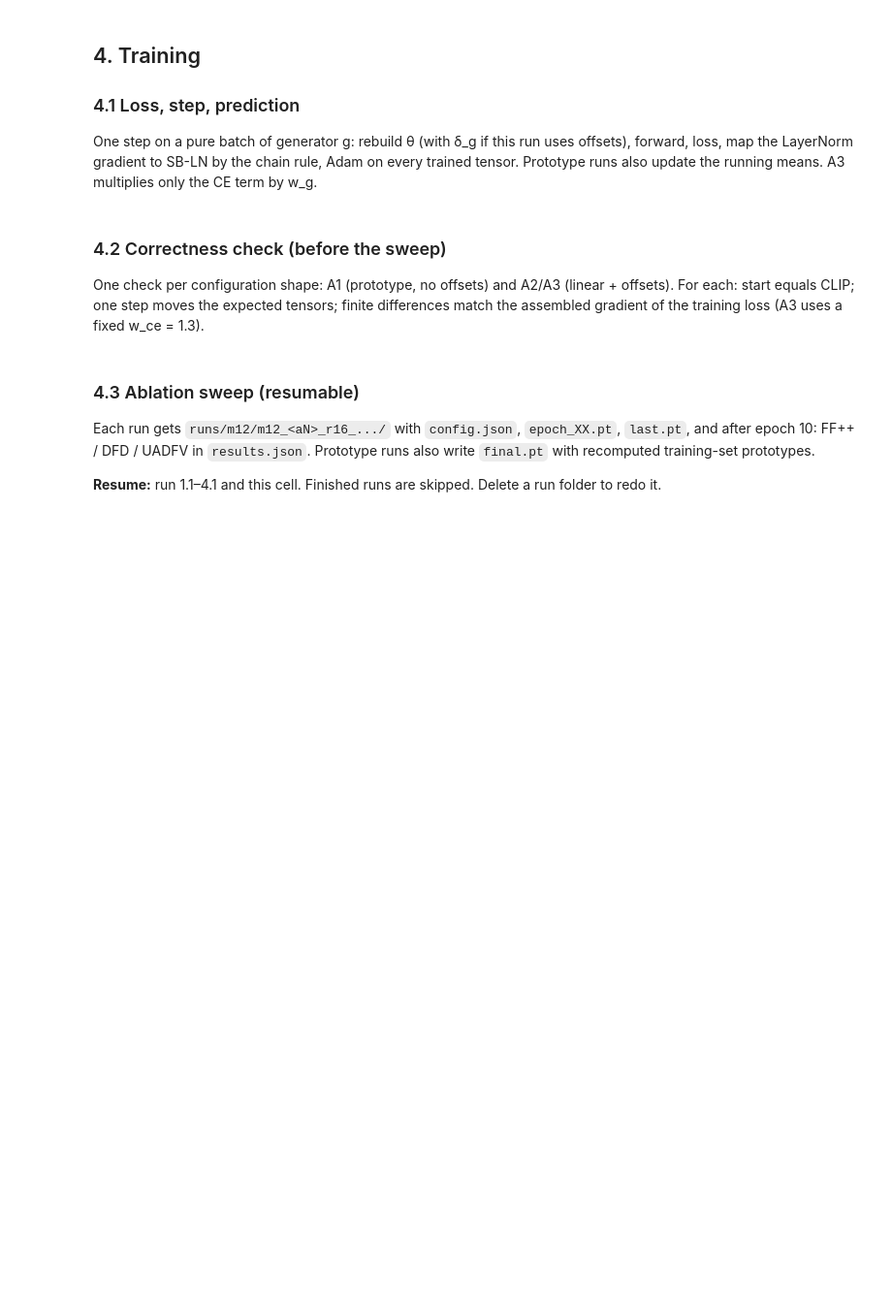
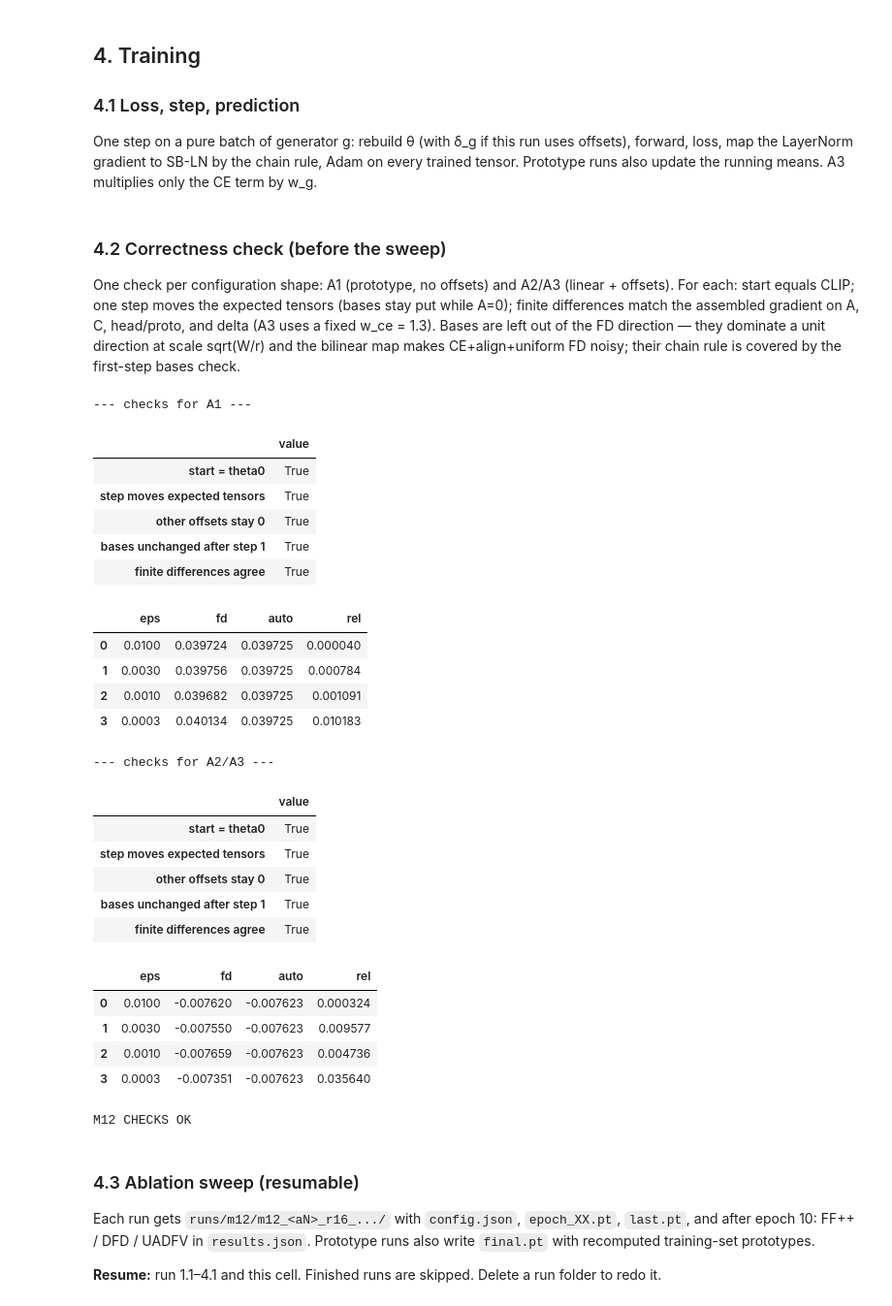
Before and after one commit to satyabrata-mishra/GBLA-Deepfake-Detection, a Jupyter notebook: M12.ipynb, the cells around one changed output. Shown at 97% size. Saved outputs shown, nothing was run; the diff lists cells and outputs as text; code cells hidden in the pictures; blank space fills up the shorter version.

```diff
--- a/M12.ipynb
+++ b/M12.ipynb
@@ -808,7 +854,7 @@ def check_config(run_dir, config):
 # %% [markdown]
 ### 4.2 Correctness check (before the sweep)
 
-One check per configuration shape: A1 (prototype, no offsets) and A2/A3 (linear + offsets). For each: start equals CLIP; one step moves the expected tensors; finite differences match the assembled gradient of the training loss (A3 uses a fixed w_ce = 1.3).
+One check per configuration shape: A1 (prototype, no offsets) and A2/A3 (linear + offsets). For each: start equals CLIP; one step moves the expected tensors (bases stay put while A=0); finite differences match the assembled gradient on A, C, head/proto, and delta (A3 uses a fixed w_ce = 1.3). Bases are left out of the FD direction — they dominate a unit direction at scale sqrt(W/r) and the bilinear map makes CE+align+uniform FD noisy; their chain rule is covered by the first-step bases check.
 # %%
 # 4.2 Correctness check
 check_rows = pd.concat([train_df[train_df.generator == "original"].iloc[:4],
@@ -820,6 +866,10 @@ g0 = TRAIN_GENERATORS[0]
 
 
 def run_checks(head, use_offsets, weight_ce):
+    # TF32 off for the whole check (start_ok equality + FD); restored by caller
+    torch.backends.cuda.matmul.allow_tf32 = False
+    torch.backends.cudnn.allow_tf32 = False
+
     state = AblationState(head, use_offsets)
     start_ok = torch.equal(state.theta(g0 if use_offsets else None), THETA0)
     if head == "prototype":
@@ -830,14 +880,16 @@ def run_checks(head, use_offsets, weight_ce):
     before = {k: v.clone() for k, v in AdamSlots.tensors(state).items()}
     train_step(state, opt, check_x, check_y, g0, LR_MAX, weight_ce)
     after = AdamSlots.tensors(state)
-    moved = {k: not torch.equal(before[k], after[k]) for k in before}
+    moved = {k: float((before[k] - after[k]).abs().max()) > 0 for k in before}
     expect = ["A", "C"] + (["head"] if head == "linear" else ["b", "rho"]) + ([f"delta:{g0}"] if use_offsets else [])
     step_ok = all(moved[k] for k in expect)
     others_ok = (not use_offsets) or all(not moved[f"delta:{g}"] for g in TRAIN_GENERATORS if g != g0)
     bases_still = not (moved["Bg"] or moved["Bb"])
 
-    torch.backends.cuda.matmul.allow_tf32 = False
-    torch.backends.cudnn.allow_tf32 = False
+    # Finite differences on A, C, head/proto, delta — not Bg/Bb.
+    # Bases are scale-√(W/r); a unit direction over all φ is dominated by them and
+    # the bilinear A·Bgᵀ map makes central-FD relative error exceed 2% on the CE+align+uniform loss.
+    # Chain rule for bases is already checked by "bases unchanged after step 1" (∂L/∂Bg = GᵀA = 0 at A=0).
     model.eval()
     state = AblationState(head, use_offsets)
     if head == "prototype":
@@ -849,12 +901,17 @@ def run_checks(head, use_offsets, weight_ce):
         state.p["A"].normal_(0, 1e-3); state.p["C"].normal_(0, 1e-3)
         if use_offsets:
             state.delta[g0].normal_(0, 1e-3)
-    keys = list(state.p)
-    base_p = {k: state.p[k].clone() for k in keys}
+    fd_keys = ["A", "C"] + (["head"] if head == "linear" else ["b", "rho"])
+    base_p = {k: state.p[k].clone() for k in state.p}
     base_d = state.delta[g0].clone() if use_offsets else None
-    direction = {k: torch.randn_like(v) for k, v in base_p.items()}
+    torch.manual_seed(0)
+    direction = {}
+    for k in fd_keys:
+        r = torch.randn_like(base_p[k])
+        direction[k] = r / (r.norm() + 1e-12)
     if use_offsets:
-        direction["delta"] = torch.randn_like(base_d)
+        r = torch.randn_like(base_d)
+        direction["delta"] = r / (r.norm() + 1e-12)
     norm = math.sqrt(sum(float(d.pow(2).sum()) for d in direction.values()))
     direction = {k: d / norm for k, d in direction.items()}
     w_fd = 1.3 if weight_ce else 1.0
@@ -888,43 +945,73 @@ def run_checks(head, use_offsets, weight_ce):
     auto = sum(float((grads[k] * direction[k]).sum()) for k in direction)
 
     def loss_at(shift):
-        p = {k: base_p[k] + shift * direction[k] for k in keys}
+        p = {k: base_p[k] + (shift * direction[k] if k in direction else 0) for k in base_p}
         d = None if not use_offsets else base_d + shift * direction["delta"]
         with torch.no_grad():
             value, _ = full_loss(p, d, False)
         return value.item()
 
     fd_rows = []
     for eps in (1e-2, 3e-3, 1e-3, 3e-4):
         fd = (loss_at(eps) - loss_at(-eps)) / (2 * eps)
         fd_rows.append({"eps": eps, "fd": fd, "auto": auto, "rel": abs(fd - auto) / max(abs(fd), abs(auto), 1e-12)})
     best_rel = float(pd.DataFrame(fd_rows)["rel"].min())
-    torch.backends.cuda.matmul.allow_tf32 = True
-    torch.backends.cudnn.allow_tf32 = True
     model.train()
     checks = {
         "start = theta0": bool(start_ok),
         "step moves expected tensors": bool(step_ok),
         "other offsets stay 0": bool(others_ok),
         "bases unchanged after step 1": bool(bases_still),
         "finite differences agree": best_rel < 0.02,
     }
-    return checks, pd.DataFrame(fd_rows)
+    meta = {"moved": moved, "expect": expect, "best_rel": best_rel}
+    return checks, pd.DataFrame(fd_rows), meta
 
 
 all_ok = True
 for label, head, off, wce in [("A1", "prototype", False, False), ("A2/A3", "linear", True, True)]:
     print(f"\n--- checks for {label} ---")
-    checks, fd = run_checks(head, off, wce)
+    checks, fd, meta = run_checks(head, off, wce)
     display(pd.Series(checks, name="value").to_frame())
     display(fd.round(6))
     failed = [k for k, v in checks.items() if not v]
     if failed:
         all_ok = False
         print("FAILED:", ", ".join(failed))
+        print("best_rel:", meta["best_rel"])
+        print("moved (expect):", {k: meta["moved"][k] for k in meta["expect"]})
+        print("moved bases:", {k: meta["moved"][k] for k in ("Bg", "Bb")})
+torch.backends.cuda.matmul.allow_tf32 = True
+torch.backends.cudnn.allow_tf32 = True
 assert all_ok, "correctness checks failed"
 print("M12 CHECKS OK")
 torch.cuda.empty_cache()
+# %% [output]
+--- checks for A1 ---
+|  | value |
+| start = theta0 | True |
+| step moves expected tensors | True |
+| other offsets stay 0 | True |
+| bases unchanged after step 1 | True |
+| finite differences agree | True |
+|  | eps | fd | auto | rel |
+| 0 | 0.0100 | 0.039724 | 0.039725 | 0.000040 |
+| 1 | 0.0030 | 0.039756 | 0.039725 | 0.000784 |
+| 2 | 0.0010 | 0.039682 | 0.039725 | 0.001091 |
+| 3 | 0.0003 | 0.040134 | 0.039725 | 0.010183 |
+--- checks for A2/A3 ---
+|  | value |
+| start = theta0 | True |
+| step moves expected tensors | True |
+| other offsets stay 0 | True |
+| bases unchanged after step 1 | True |
+| finite differences agree | True |
+|  | eps | fd | auto | rel |
+| 0 | 0.0100 | -0.007620 | -0.007623 | 0.000324 |
+| 1 | 0.0030 | -0.007550 | -0.007623 | 0.009577 |
+| 2 | 0.0010 | -0.007659 | -0.007623 | 0.004736 |
+| 3 | 0.0003 | -0.007351 | -0.007623 | 0.035640 |
+M12 CHECKS OK
 # %% [markdown]
 ### 4.3 Ablation sweep (resumable)
 
```
Also changed, not shown: parts of 13 cells of this notebook.
